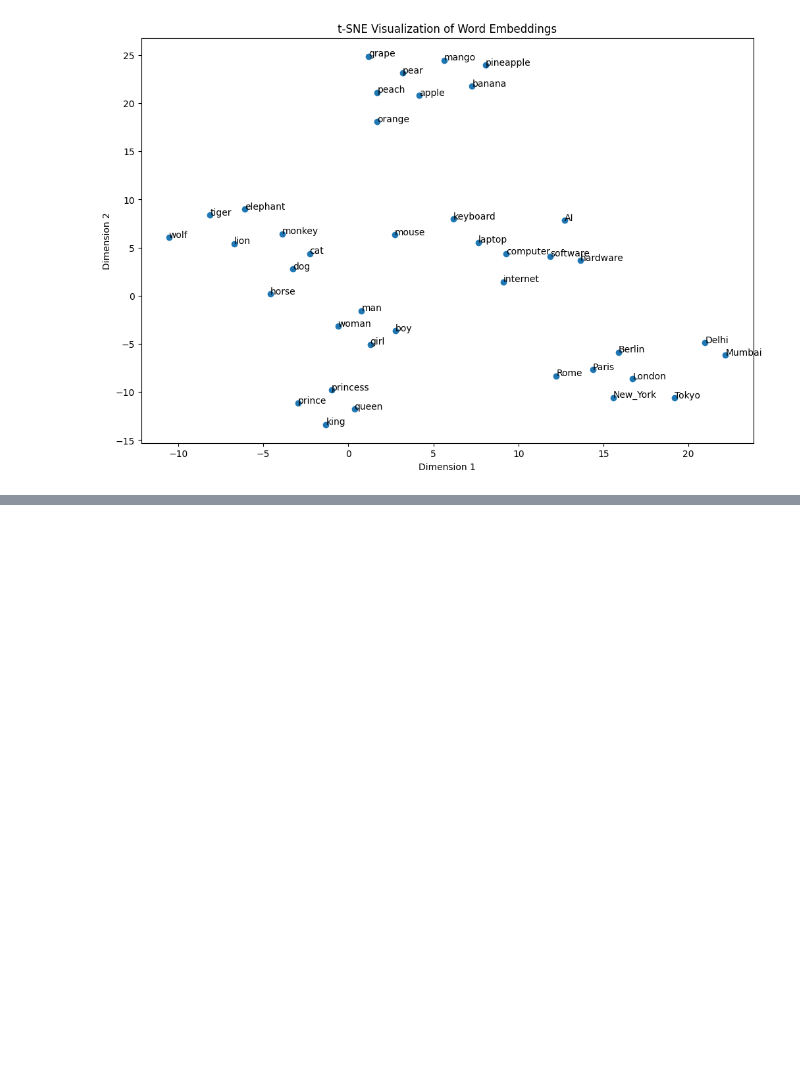
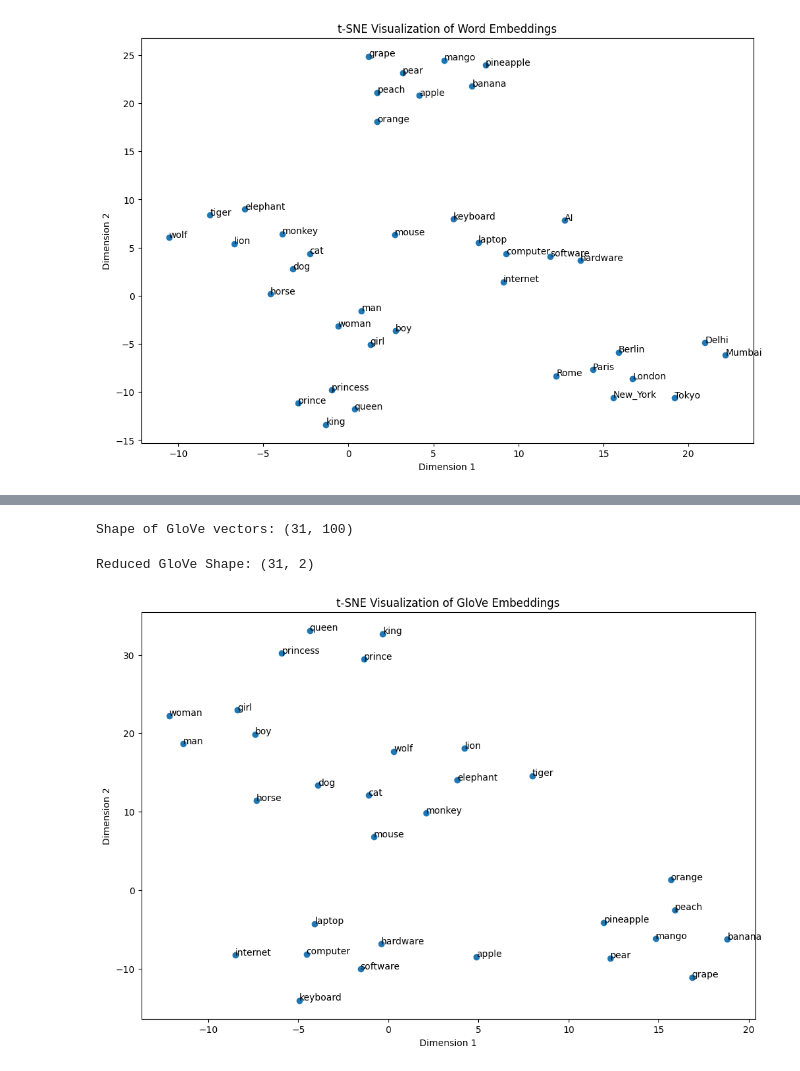
Before and after one commit to NerusuSahithi011/NLP, a Jupyter notebook: lab_assignment10.ipynb, the cells around one changed output, grey strips where cells are left out. Saved outputs shown, nothing was run; the diff lists cells and outputs as text; code cells hidden in the pictures; blank space fills up the shorter version.

```diff
--- a/lab_assignment10.ipynb
+++ b/lab_assignment10.ipynb
@@ -98,0 +87,9 @@ plt.show()
+# %%
+import gensim.downloader as api
+
+# Load GloVe (100D)
+glove_model = api.load("glove-wiki-gigaword-100")
+
+print("GloVe Vocabulary Size:", len(glove_model.key_to_index))
+print("\nExample GloVe vector for 'king':")
+print(glove_model['king'])
@@ -98,0 +115,62 @@ plt.show()
+# %%
+import numpy as np
+
+words = [
+    # Animals
+    "cat", "dog", "lion", "tiger", "elephant", "wolf", "monkey", "horse",
+
+    # Cities
+    "Paris", "London", "Delhi", "Mumbai", "Tokyo", "Berlin", "Rome", "New_York",
+
+    # Royalty
+    "king", "queen", "prince", "princess", "man", "woman", "boy", "girl",
+
+    # Technology
+    "computer", "laptop", "keyboard", "mouse", "internet", "software", "hardware", "AI",
+
+    # Fruits
+    "apple", "banana", "mango", "grape", "orange", "pineapple", "pear", "peach"
+]
+
+glove_vectors = []
+actual_glove_words = [] # Keep track of words that are actually in the model
+
+for word in words:
+    if word in glove_model:
+        glove_vectors.append(glove_model[word])
+        actual_glove_words.append(word) # Add word to the list if found
+
+glove_vectors = np.array(glove_vectors)
+print("Shape of GloVe vectors:", glove_vectors.shape)
+# %% [output]
+Shape of GloVe vectors: (31, 100)
+# %%
+from sklearn.manifold import TSNE
+
+glove_tsne = TSNE(n_components=2, random_state=42, perplexity=10)
+
+reduced_glove_vectors = glove_tsne.fit_transform(glove_vectors)
+
+print("Reduced GloVe Shape:", reduced_glove_vectors.shape)
+# %% [output]
+Reduced GloVe Shape: (31, 2)
+# %%
+import matplotlib.pyplot as plt
+
+plt.figure(figsize=(12, 8))
+
+x_glove = reduced_glove_vectors[:, 0]
+y_glove = reduced_glove_vectors[:, 1]
+
+plt.scatter(x_glove, y_glove)
+
+# Loop through the list of words that were actually found in the GloVe model
+for i, word in enumerate(actual_glove_words):
+    plt.annotate(word, (x_glove[i], y_glove[i]))
+
+plt.title("t-SNE Visualization of GloVe Embeddings")
+plt.xlabel("Dimension 1")
+plt.ylabel("Dimension 2")
+plt.show()
+# %% [output]
+[figure, added]
```
Also changed, not shown: parts of 4 cells of this notebook.
